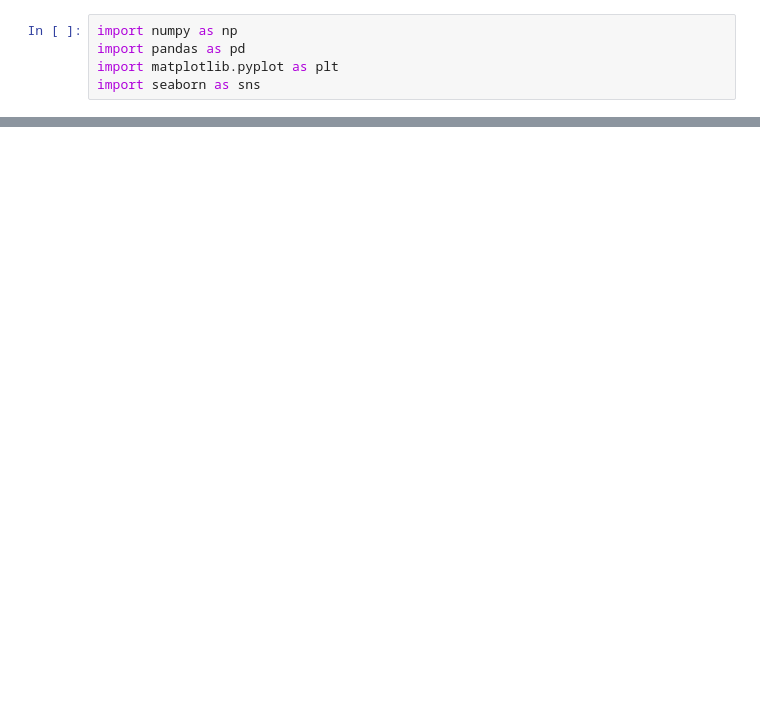
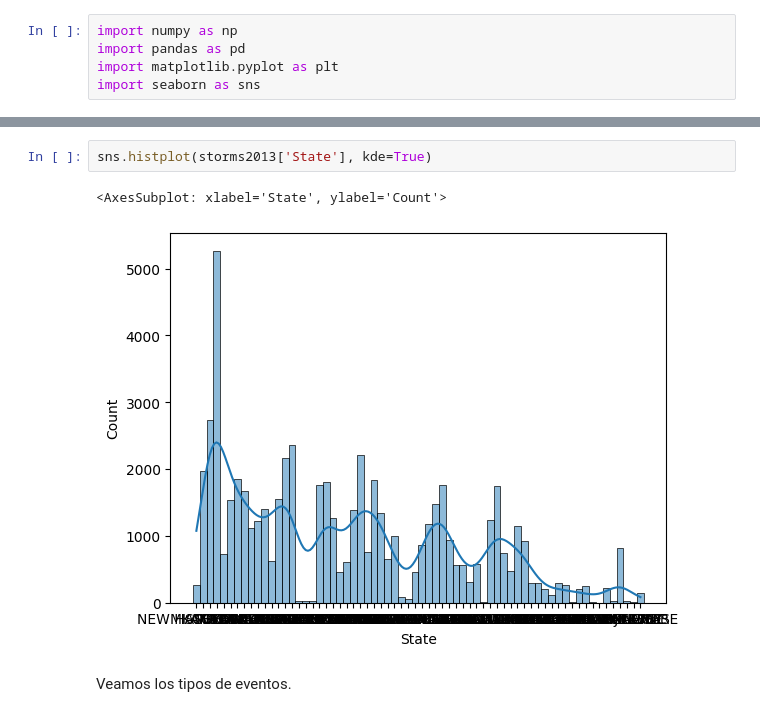
Before and after one commit to rauldgarcia/Data_analysis, a Jupyter notebook: CLASS 1/class_14.ipynb, the cells around one changed output, grey strips where cells are left out. Drawn from its saved outputs; the diff is of its cells as text; blank space fills up the shorter version.

```diff
--- a/CLASS 1/class_14.ipynb
+++ b/CLASS 1/class_14.ipynb
@@ -19,0 +108,7 @@ y hacer un analisis exploratorio y descriptiva
+# %%
+sns.histplot(storms2013['State'], kde=True)
+# %% [output]
+<AxesSubplot: xlabel='State', ylabel='Count'>
+[figure, added]
+# %% [markdown]
+Veamos los tipos de eventos.
```
Also changed, not shown: parts of 22 cells of this notebook.
